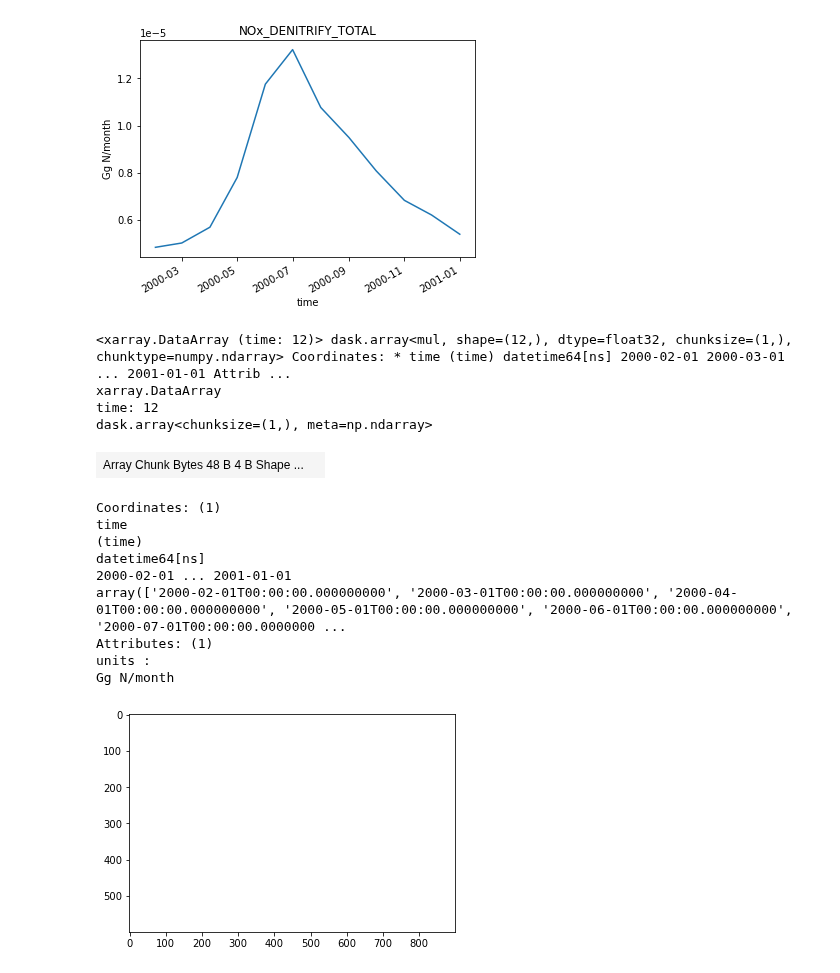
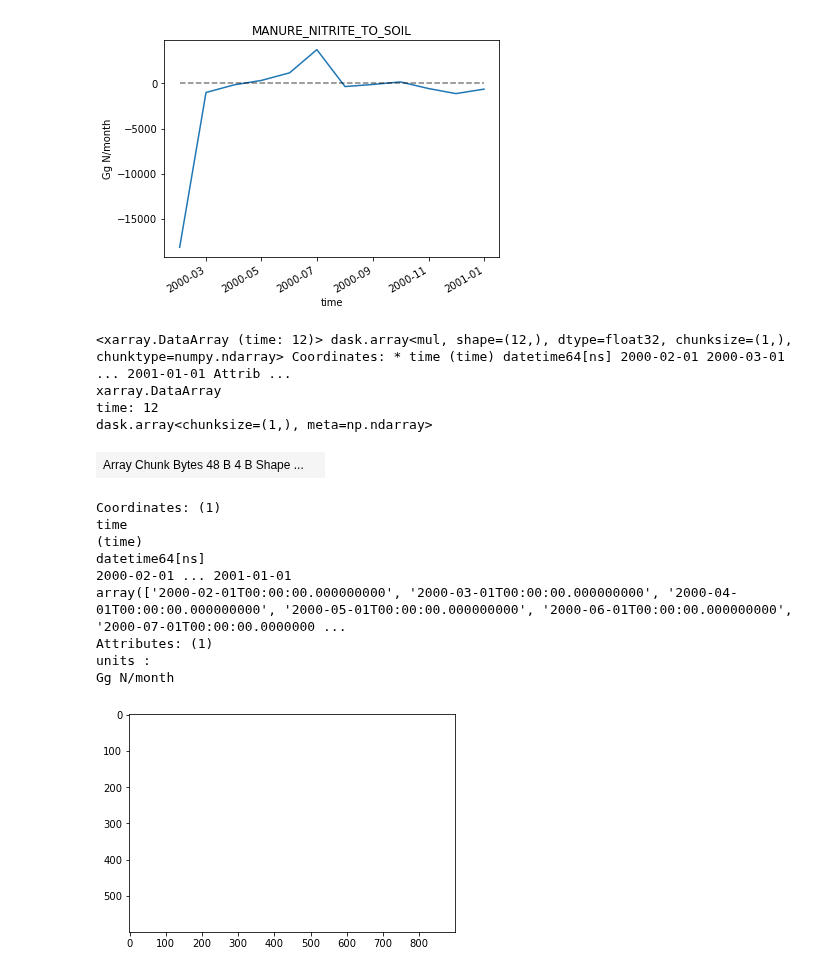
Before and after one commit to jinmuluo/pymaps, a Jupyter notebook: time_series.ipynb, the cells around one changed output. Cells and saved outputs as stored; diff of their text form; code cells hidden in the pictures.

Commit message:
update of plot

```diff
--- a/time_series.ipynb
+++ b/time_series.ipynb
@@ -10,8 +10,8 @@ from datetime import date, timedelta
 from dateutil.relativedelta import relativedelta
 # %%
 case = "fanv3_debugging"
-path = "/glade/scratch/jinmuluo/archive/one_year/lnd/hist/"
-h = 'h2'
+path = "/glade/scratch/jinmuluo/archive/fanv3clm2000/lnd/hist/"
+h = 'h0'
 start_date = date(2000, 1, 1)
 end_date = date(2000, 12, 1)
 delta = end_date - start_date
@@ -154,13 +88,17 @@ def sp_plot(ds, field, coords, show=False):
         plt.show()
     return sp
 # %%
-def tot_plot(ds, field, show=False, savefig=False):
+def tot_plot(ds, field, show=False, zerol=False, savefig=False):
     # calculate global total emission
     total = ds[field] * ds['area']
     total = total.sum(dim=['lat', 'lon'])*0.36*24*30
     total.attrs['units'] = 'Gg N/month'
     if show:
         total.plot(x='time')
+        if zerol:
+            x = total.time
+            y = np.zeros(len(x))
+            plt.plot(x, y, linestyle='dashed', c='black', alpha=0.5)
         plt.title(field)
         plt.ylabel(total.attrs['units'])
         plt.show()
@@ -181,9 +119,9 @@ def regional_plot(ds, field, coords, show=False):
         plt.show()
     return rp
 # %%
-tot_plot(ds=dsCLM, field=choose_field(h)[2], show=True, savefig=False)
+tot_plot(ds=dsCLM, field=choose_field(h)[6], show=True, zerol =True, savefig=False)
 # %% [output]
-[figure, old version]
+[figure, new version]
 <xarray.DataArray (time: 12)> dask.array<mul, shape=(12,), dtype=float32, chunksize=(1,), chunktype=numpy.ndarray> Coordinates: * time (time) datetime64[ns] 2000-02-01 2000-03-01 ... 2001-01-01 Attrib ...
 xarray.DataArray
 time: 12
```
Also changed, not shown: parts of 2 cells of this notebook, 2 other files.
